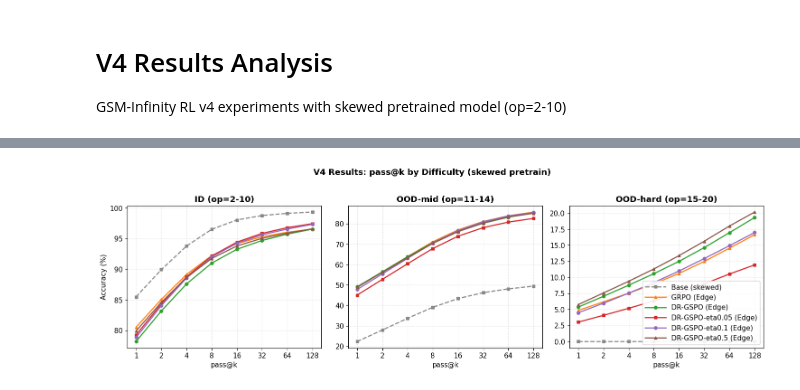
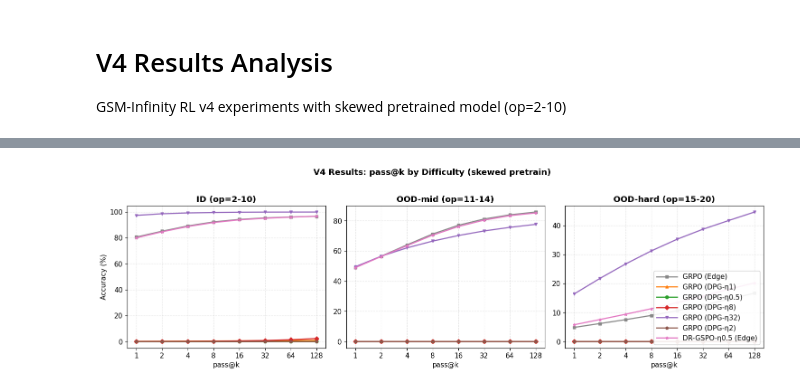
Before and after one commit to prasannamayil/Interplay-LM-Reasoning, a Jupyter notebook: analyze/results_v4.ipynb, the cells around one changed output, grey strips where cells are left out. Drawn from its saved outputs; the diff is of its cells as text; code cells hidden in the pictures.

```diff
--- a/analyze/results_v4.ipynb
+++ b/analyze/results_v4.ipynb
@@ -116,24 +217,17 @@ Available v4 runs:
   mgpo_uniform_v4_lambda4: step=388, EVAL_COMPLETE
   mgpo_uniform_v4_lambda6: step=388, EVAL_COMPLETE
 # %%
-# Load all v4 data
-V4_RUNS = [
-    "base_model_eval_pass128",
-    "grpo_edge_v4",
-    "dr_gspo_edge_v4",
-    "dr_gspo_eta005_edge_v4",
-    "dr_gspo_eta01_edge_v4",
-    "dr_gspo_eta05_edge_v4",
-]
+# Load data for active run set
+V4_RUNS = ACTIVE_RUN_SET
 
 v4_data = {}
 for run in V4_RUNS:
-    data = get_run_data(run)
-    if data:
+    data, source = get_run_data(run)
+    if data is not None:
         v4_data[run] = data
-        print(f"Loaded: {run}")
+        print(f"  OK  {run:<40} ({source})")
     else:
-        print(f"Missing: {run}")
+        print(f"  SKIP {run:<40} ({source})")
 
 print(f"\nTotal runs loaded: {len(v4_data)}")
 # %% [output]
@@ -171,66 +269,43 @@ summary_table(V4_RUNS, v4_data)
 # %%
 # Plot: Methods comparison (1x3 grid for all difficulty groups)
-runs_to_plot = {
-    "Base (skewed)": "base_model_eval_pass128",
-    "GRPO (Edge)": "grpo_edge_v4",
-    "DR-GSPO (Edge)": "dr_gspo_edge_v4",
-    "DR-GSPO-eta0.05 (Edge)": "dr_gspo_eta005_edge_v4",
-    "DR-GSPO-eta0.1 (Edge)": "dr_gspo_eta01_edge_v4",
-    "DR-GSPO-eta0.5 (Edge)": "dr_gspo_eta05_edge_v4",
-}
+# Auto-generate runs_to_plot from loaded data
+runs_to_plot = {DISPLAY_NAMES.get(r, r): r for r in V4_RUNS if r in v4_data}
 
-colors = {
-    "Base (skewed)": "#888888",
-    "GRPO (Edge)": "#ff7f0e",
-    "DR-GSPO (Edge)": "#2ca02c",
-    "DR-GSPO-eta0.05 (Edge)": "#d62728",
-    "DR-GSPO-eta0.1 (Edge)": "#9467bd",
-    "DR-GSPO-eta0.5 (Edge)": "#8c564b",
-}
-markers = {
-    "Base (skewed)": "s",
-    "GRPO (Edge)": "^",
-    "DR-GSPO (Edge)": "o",
-    "DR-GSPO-eta0.05 (Edge)": "s",
-    "DR-GSPO-eta0.1 (Edge)": "o",
-    "DR-GSPO-eta0.5 (Edge)": "^",
-}
-linestyles = {
-    "Base (skewed)": "--",
-    "GRPO (Edge)": "-",
-    "DR-GSPO (Edge)": "-",
-    "DR-GSPO-eta0.05 (Edge)": "-",
-    "DR-GSPO-eta0.1 (Edge)": "-",
-    "DR-GSPO-eta0.5 (Edge)": "-",
-}
+# Color palette for up to 10 runs
+_COLORS = ["#888888", "#ff7f0e", "#2ca02c", "#d62728", "#9467bd", "#8c564b", "#e377c2", "#7f7f7f", "#bcbd22", "#17becf"]
+_MARKERS = ["s", "^", "o", "D", "v", "p", "*", "h", "X", "P"]
+
+colors = {label: _COLORS[i % len(_COLORS)] for i, label in enumerate(runs_to_plot.keys())}
+markers = {label: _MARKERS[i % len(_MARKERS)] for i, label in enumerate(runs_to_plot.keys())}
+linestyles = {label: ("--" if "Base" in label else "-") for label in runs_to_plot.keys()}
 
 groups = ["ID (op=2-10)", "OOD-mid (op=11-14)", "OOD-hard (op=15-20)"]
 
 fig, axes = plt.subplots(1, 3, figsize=(15, 4.5), sharey=False)
 
 for ax_idx, group in enumerate(groups):
     ax = axes[ax_idx]
     for label, run_name in runs_to_plot.items():
         if run_name not in v4_data:
             continue
         y = [v4_data[run_name][group][k] * 100 for k in PASS_K_VALUES]
         ax.plot(
             range(len(PASS_K_VALUES)), y,
             marker=markers[label], markersize=5, linewidth=1.8,
             color=colors[label], linestyle=linestyles[label],
             label=label,
         )
     ax.set_title(group, fontweight="bold")
     ax.set_xticks(range(len(PASS_K_VALUES)))
     ax.set_xticklabels([str(k) for k in PASS_K_VALUES])
     ax.set_xlabel("pass@k")
     ax.grid(True, alpha=0.3, linestyle="--")
 
 axes[0].set_ylabel("Accuracy (%)")
 axes[2].legend(loc="lower right", framealpha=0.9, handlelength=3.0)
 fig.suptitle("V4 Results: pass@k by Difficulty (skewed pretrain)", fontweight="bold", y=1.02)
 fig.tight_layout()
 fig.savefig("figures/v4_performance.png", dpi=200, bbox_inches="tight")
 plt.show()
 # %% [output]
-[figure, old version]
+[figure, new version]
```
Also changed, not shown: parts of 6 cells of this notebook.
